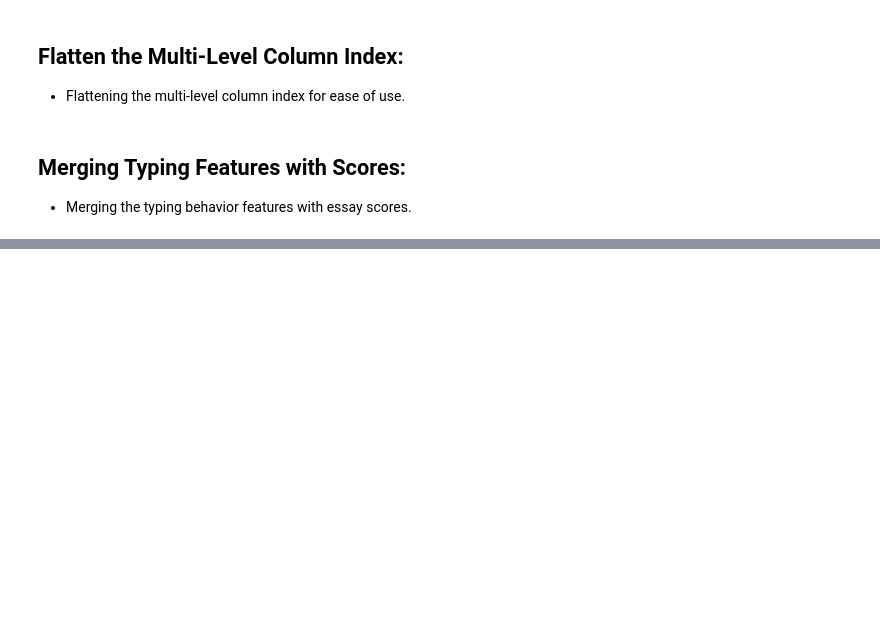
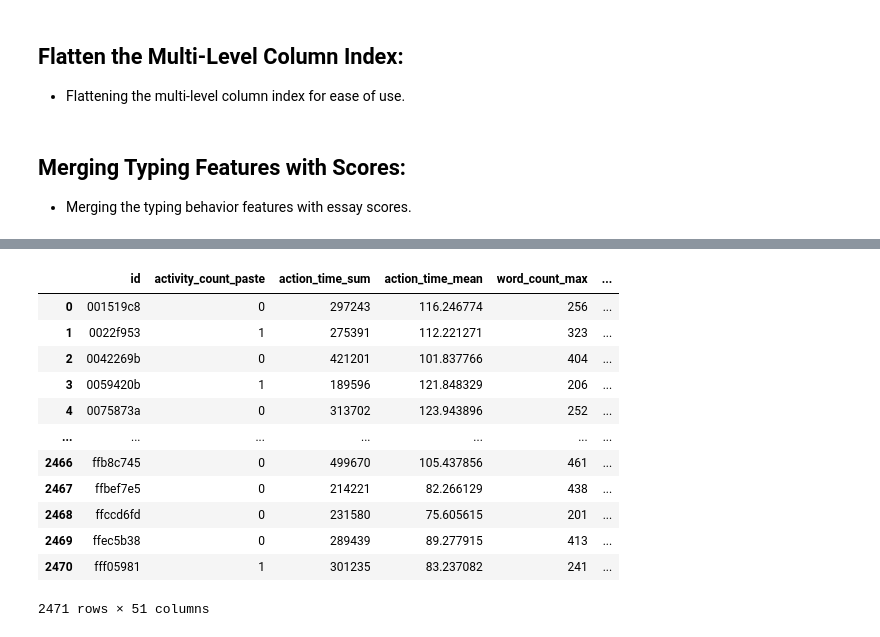
Before and after one commit to luispintoc/Linking-Writing, a Jupyter notebook: feature_eng/feature_eng.ipynb, the cells around one changed output, grey strips where cells are left out. Saved outputs shown, nothing was run; the diff lists cells and outputs as text; code cells hidden in the pictures; blank space fills up the shorter version.

Commit message:
Create example of features

```diff
--- a/notebooks/feature_eng.ipynb
+++ b/feature_eng/feature_eng.ipynb
@@ -273,0 +320,18 @@ features = features.merge(train_scores, on='id')
+# %%
+df = create_examples()
+# %%
+df.to_csv('example_features.csv')
+# %% [output]
+|  | id | activity_count_paste | action_time_sum | action_time_mean | word_count_max | ... |
+| 0 | 001519c8 | 0 | 297243 | 116.246774 | 256 | ... |
+| 1 | 0022f953 | 1 | 275391 | 112.221271 | 323 | ... |
+| 2 | 0042269b | 0 | 421201 | 101.837766 | 404 | ... |
+| 3 | 0059420b | 1 | 189596 | 121.848329 | 206 | ... |
+| 4 | 0075873a | 0 | 313702 | 123.943896 | 252 | ... |
+| ... | ... | ... | ... | ... | ... | ... |
+| 2466 | ffb8c745 | 0 | 499670 | 105.437856 | 461 | ... |
+| 2467 | ffbef7e5 | 0 | 214221 | 82.266129 | 438 | ... |
+| 2468 | ffccd6fd | 0 | 231580 | 75.605615 | 201 | ... |
+| 2469 | ffec5b38 | 0 | 289439 | 89.277915 | 413 | ... |
+| 2470 | fff05981 | 1 | 301235 | 83.237082 | 241 | ... |
+2471 rows × 51 columns
```
Also changed, not shown: parts of 6 cells of this notebook, 3 other files.
